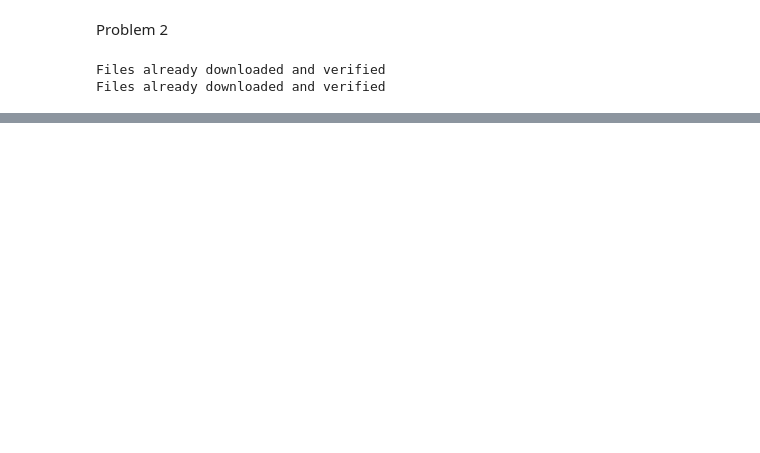
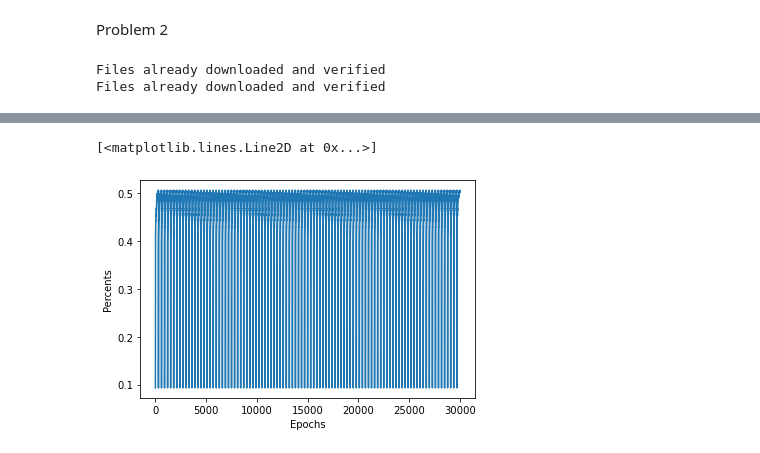
Before and after one commit to nguyjd/ecgr-4106-homeworks, a Jupyter notebook: homework 2/Homework2.ipynb, the cells around one changed output, grey strips where cells are left out. Cells and saved outputs as stored; diff of their text form; code cells hidden in the pictures; blank space fills up the shorter version.

```diff
--- a/homework 2/Homework2.ipynb
+++ b/homework 2/Homework2.ipynb
@@ -231 +217,13 @@ plt.plot(val_losses)
+# %%
+# Plotting the accuracy of the model.
+
+fig = plt.figure()
+# Name the x and y axis
+plt.xlabel("Epochs")
+plt.ylabel("Percents")
+
+plt.plot(accuracies * 100, label='Accuracy')
+# %% [output]
+[<matplotlib.lines.Line2D at 0x...>]
+[figure, added]
 # %%
```
Also changed, not shown: parts of 14 cells of this notebook, 1 other file.
